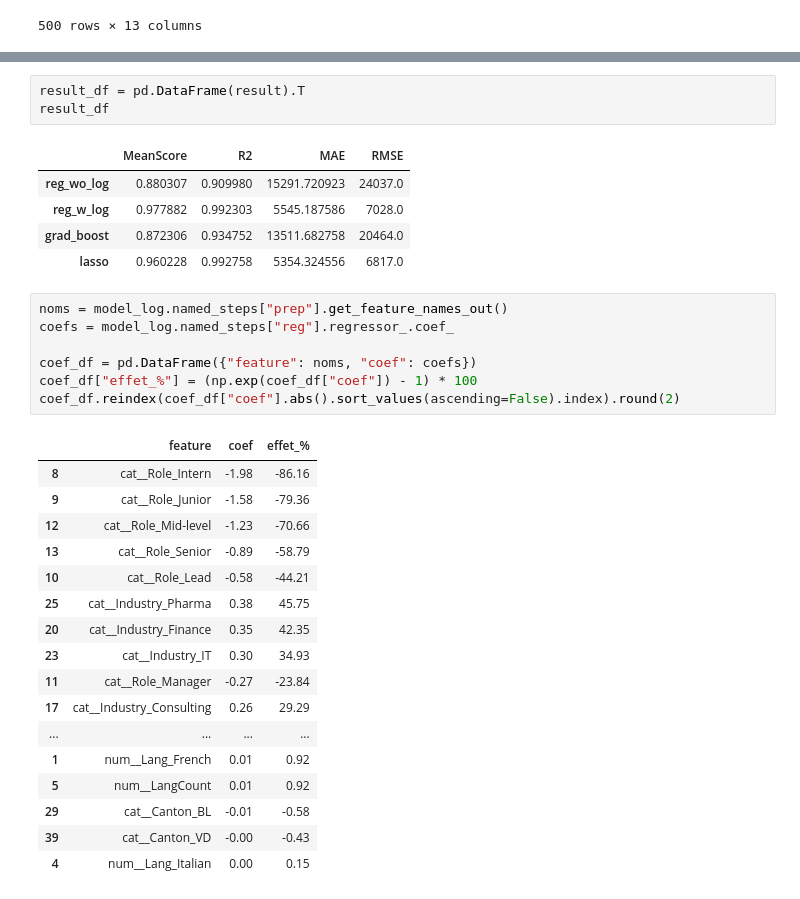
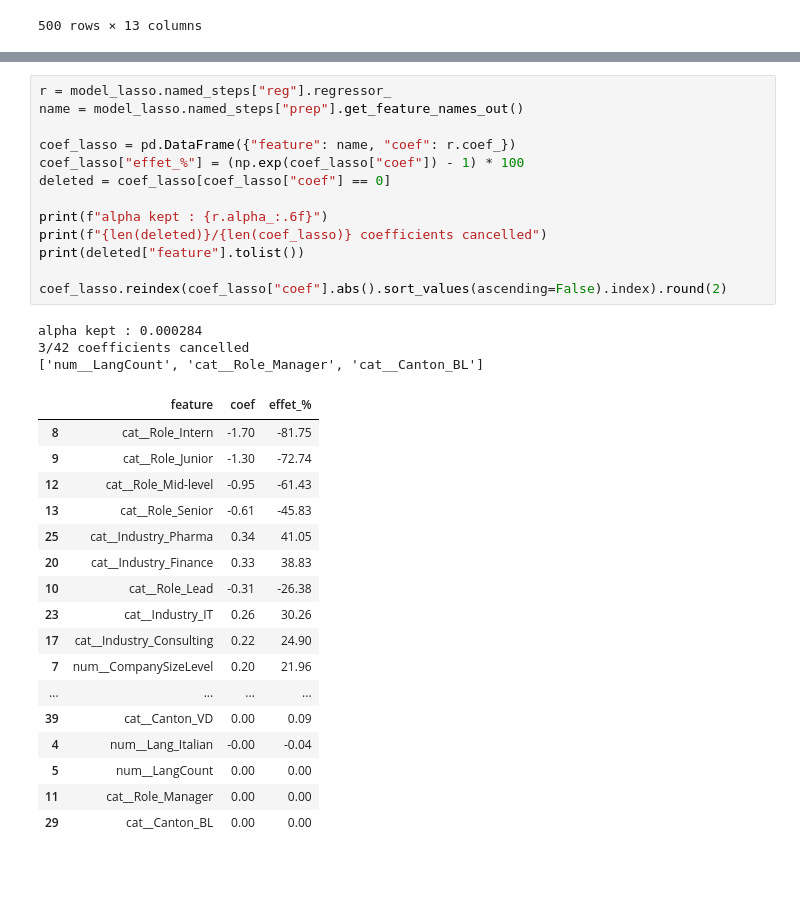
Before and after one commit to Dyumes/SS2-MobileApp, a Jupyter notebook: model_prediction/model.ipynb, the cells around one changed output, grey strips where cells are left out. Saved outputs shown, nothing was run; the diff lists cells and outputs as text; blank space fills up the shorter version.

```diff
--- a/model_prediction/model.ipynb
+++ b/model_prediction/model.ipynb
@@ -449,37 +420,37 @@ plt.show()
-# %%
-result_df = pd.DataFrame(result).T
-result_df
-# %% [output]
-|  | MeanScore | R2 | MAE | RMSE |
-| reg_wo_log | 0.880307 | 0.909980 | 15291.720923 | 24037.0 |
-| reg_w_log | 0.977882 | 0.992303 | 5545.187586 | 7028.0 |
-| grad_boost | 0.872306 | 0.934752 | 13511.682758 | 20464.0 |
-| lasso | 0.960228 | 0.992758 | 5354.324556 | 6817.0 |
-# %%
-noms = model_log.named_steps["prep"].get_feature_names_out()
-coefs = model_log.named_steps["reg"].regressor_.coef_
-
-coef_df = pd.DataFrame({"feature": noms, "coef": coefs})
-coef_df["effet_%"] = (np.exp(coef_df["coef"]) - 1) * 100
-coef_df.reindex(coef_df["coef"].abs().sort_values(ascending=False).index).round(2)
-# %% [output]
-|  | feature | coef | effet_% |
-| 8 | cat__Role_Intern | -1.98 | -86.16 |
-| 9 | cat__Role_Junior | -1.58 | -79.36 |
-| 12 | cat__Role_Mid-level | -1.23 | -70.66 |
-| 13 | cat__Role_Senior | -0.89 | -58.79 |
-| 10 | cat__Role_Lead | -0.58 | -44.21 |
-| 25 | cat__Industry_Pharma | 0.38 | 45.75 |
-| 20 | cat__Industry_Finance | 0.35 | 42.35 |
-| 23 | cat__Industry_IT | 0.30 | 34.93 |
-| 11 | cat__Role_Manager | -0.27 | -23.84 |
-| 17 | cat__Industry_Consulting | 0.26 | 29.29 |
-| ... | ... | ... | ... |
-| 1 | num__Lang_French | 0.01 | 0.92 |
-| 5 | num__LangCount | 0.01 | 0.92 |
-| 29 | cat__Canton_BL | -0.01 | -0.58 |
-| 39 | cat__Canton_VD | -0.00 | -0.43 |
-| 4 | num__Lang_Italian | 0.00 | 0.15 |
+# %%
+r = model_lasso.named_steps["reg"].regressor_
+name = model_lasso.named_steps["prep"].get_feature_names_out()
+
+coef_lasso = pd.DataFrame({"feature": name, "coef": r.coef_})
+coef_lasso["effet_%"] = (np.exp(coef_lasso["coef"]) - 1) * 100
+deleted = coef_lasso[coef_lasso["coef"] == 0]
+
+print(f"alpha kept : {r.alpha_:.6f}")
+print(f"{len(deleted)}/{len(coef_lasso)} coefficients cancelled")
+print(deleted["feature"].tolist())
+
+coef_lasso.reindex(coef_lasso["coef"].abs().sort_values(ascending=False).index).round(2)
+# %% [output]
+alpha kept : 0.000284
+3/42 coefficients cancelled
+['num__LangCount', 'cat__Role_Manager', 'cat__Canton_BL']
+|  | feature | coef | effet_% |
+| 8 | cat__Role_Intern | -1.70 | -81.75 |
+| 9 | cat__Role_Junior | -1.30 | -72.74 |
+| 12 | cat__Role_Mid-level | -0.95 | -61.43 |
+| 13 | cat__Role_Senior | -0.61 | -45.83 |
+| 25 | cat__Industry_Pharma | 0.34 | 41.05 |
+| 20 | cat__Industry_Finance | 0.33 | 38.83 |
+| 10 | cat__Role_Lead | -0.31 | -26.38 |
+| 23 | cat__Industry_IT | 0.26 | 30.26 |
+| 17 | cat__Industry_Consulting | 0.22 | 24.90 |
+| 7 | num__CompanySizeLevel | 0.20 | 21.96 |
+| ... | ... | ... | ... |
+| 39 | cat__Canton_VD | 0.00 | 0.09 |
+| 4 | num__Lang_Italian | -0.00 | -0.04 |
+| 5 | num__LangCount | 0.00 | 0.00 |
+| 11 | cat__Role_Manager | 0.00 | 0.00 |
+| 29 | cat__Canton_BL | 0.00 | 0.00 |
 # %%
 import json
 
```
Also changed, not shown: parts of 7 cells of this notebook, 1 other file.
